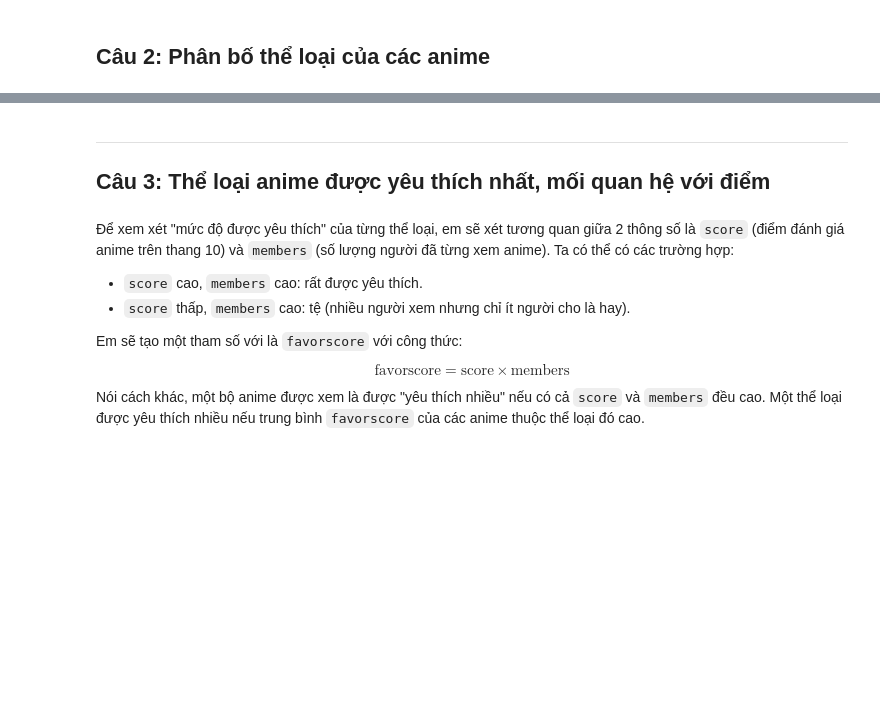
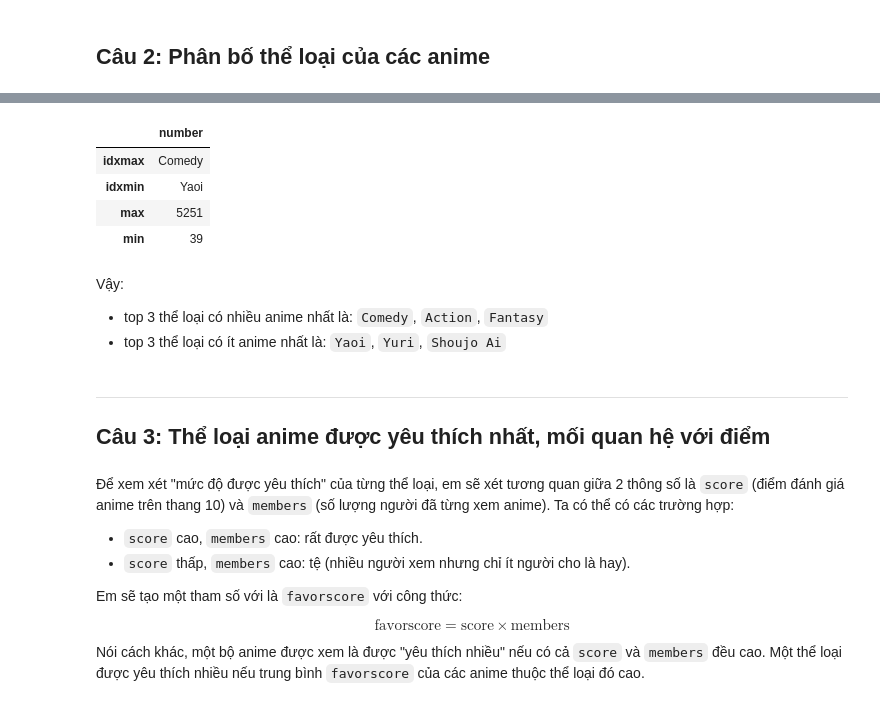
Before and after one commit to hungngocphat01/HCMUS-IntroDataSc-FinalProj, a Jupyter notebook: FINAL.ipynb, the cells around one changed output, grey strips where cells are left out. Drawn from its saved outputs; the diff is of its cells as text; code cells hidden in the pictures; blank space fills up the shorter version.

```diff
--- a/FINAL.ipynb
+++ b/FINAL.ipynb
@@ -646,3 +706,16 @@ Như vậy gần một nửa các bộ anime bị thiếu thông tin về studio
+# %%
+genre_count = genre_count.set_index('genre')
+genre_count.agg(['idxmax', 'idxmin', 'max', 'min'])
+# %% [output]
+|  | number |
+| idxmax | Comedy |
+| idxmin | Yaoi |
+| max | 5251 |
+| min | 39 |
+# %% [markdown]
+Vậy:
+- top 3 thể loại có nhiều anime nhất là: `Comedy`, `Action`, `Fantasy`
+- top 3 thể loại có ít anime nhất là: `Yaoi`, `Yuri`, `Shoujo Ai`
 # %% [markdown]
 ---
 ## Câu 3: Thể loại anime được yêu thích nhất, mối quan hệ với điểm
```
Also changed, not shown: parts of 18 cells of this notebook.
